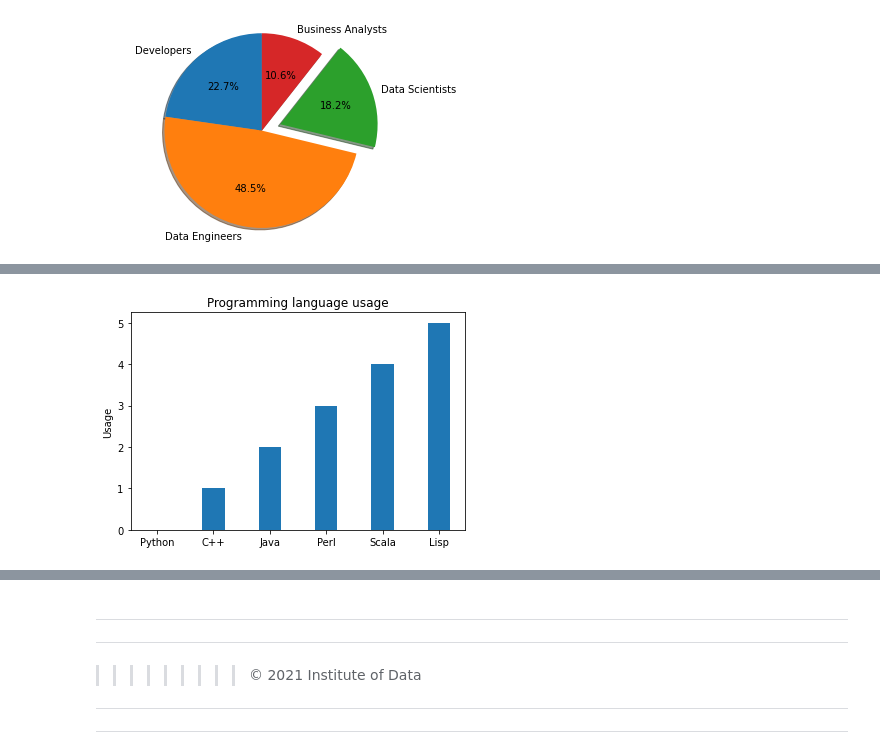
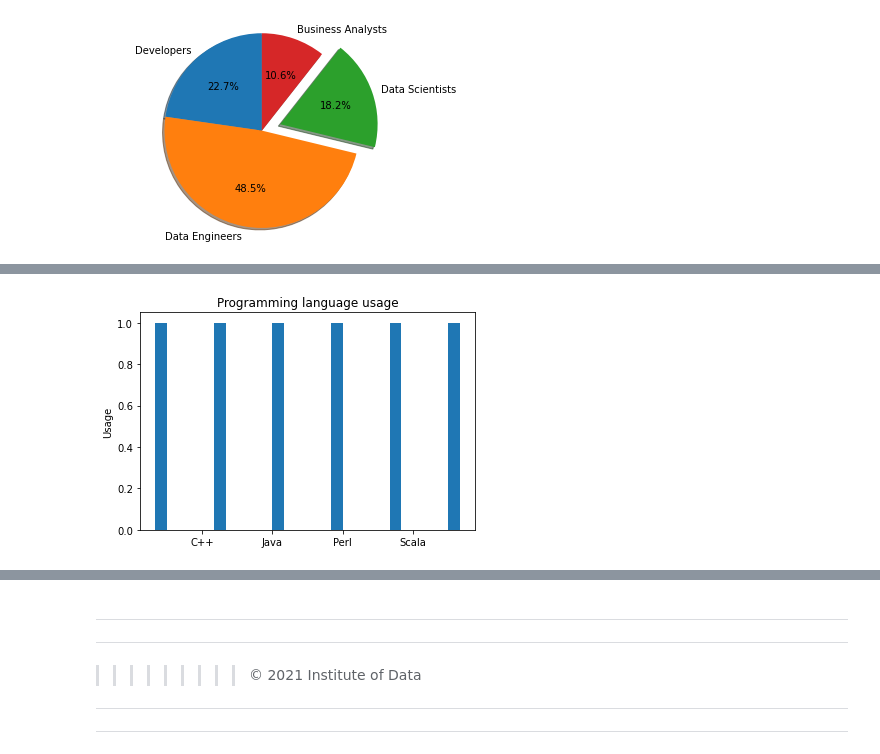
Before and after one commit to Cursivecatz/LAB-WORK, a Jupyter notebook: Lab 1.1.3 Statistics - part 1 Lab COMPLETED.ipynb, the cells around one changed output, grey strips where cells are left out. Cells and saved outputs as stored; diff of their text form; code cells hidden in the pictures.

```diff
--- a/Lab 1.1.3 Statistics - part 1 Lab COMPLETED.ipynb
+++ b/Lab 1.1.3 Statistics - part 1 Lab COMPLETED.ipynb
@@ -44,15 +44,16 @@ bar(x, height, width=0.8, bottom=None, *, align='center', data=None, **kwargs)
 # %%
 # plot frequency of some observations using bar chart
 objects = ('Python', 'C++', 'Java', 'Perl', 'Scala', 'Lisp')
 y_pos = np.arange(len(objects))
 performance = [10,8,6,4,2,1]
 
 # Create a bar plot
-plt.bar(objects,y_pos,width=0.4)
 plt.xticks(y_pos, objects)
 plt.ylabel('Usage')
 plt.title('Programming language usage')
 
+plt.hist( objects, 6, rwidth = 0.2)
+
 plt.show()
 # %% [output]
-[figure, old version]
+[figure, new version]
```
Also changed, not shown: parts of 2 cells of this notebook.
